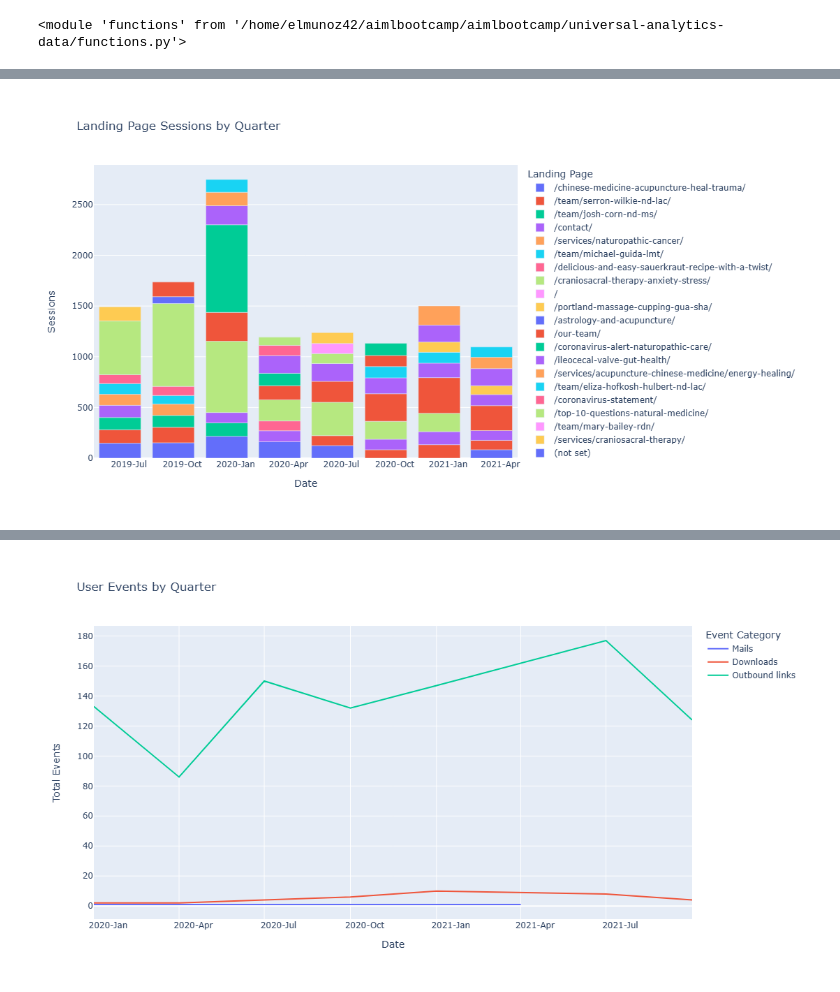
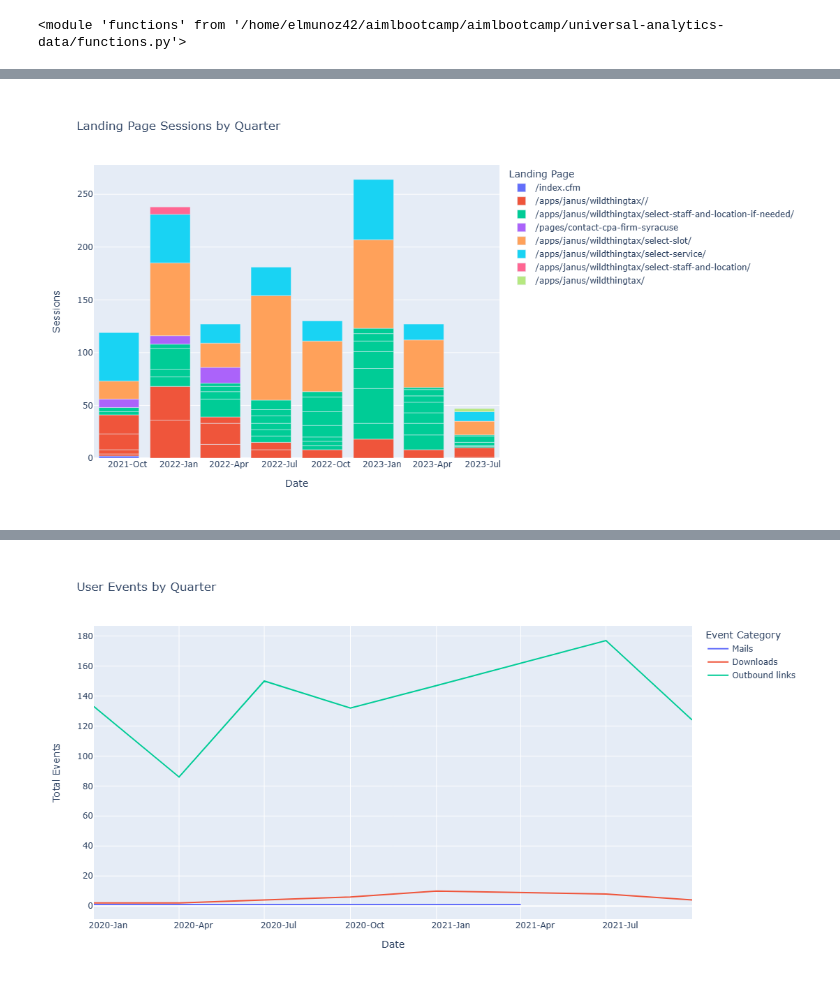
Before and after one commit to elmunoz42/universal-analytics-jupyter-notebook, a Jupyter notebook: UA-data-consolidation-and-analysis.ipynb, the cells around one changed output, grey strips where cells are left out. Saved outputs shown, nothing was run; the diff lists cells and outputs as text; code cells hidden in the pictures.

```diff
--- a/UA-data-consolidation-and-analysis.ipynb
+++ b/UA-data-consolidation-and-analysis.ipynb
@@ -195,36 +209,39 @@ Quarter                                                         object
 dtype: object
 # %%
 # Read the CSV file
-df = pd.read_csv('output/hsh/Landing Pages/consolidated-landing-pages.csv')
+df = pd.read_csv('output/wtt/Landing Pages/consolidated-landing-pages.csv')
 
-# # Now, let's create the Date column
+# Remove query parameters from URLS:
+df['Landing Page'] = df['Landing Page'].apply(lambda x: x.split('?')[0] if isinstance(x, str) and '?' in x else x)
+
+# Now, let's create the Date column
 df['Date'] = pd.to_datetime(df['Year'].astype(str) + '-' + df['Quarter'].apply(functions.quarter_to_month) + '-01')
 
 # Sort by date
 df = df.sort_values("Date")
 
 # Create Line Plot with No Total
 exclude_list = ["total"]
 fig = px.bar(df.query('`Landing Page` not in @exclude_list'), x='Date', y='Sessions', color='Landing Page', title='Landing Page Sessions by Quarter')
 
 # Update the layout
 fig.update_layout(
     autosize=False,
     width=1200,  # Width of the figure in pixels
     height=600  # Height of the figure in pixels
 )
 
 # Customize the x-axis to show both year and quarter
 fig.update_xaxes(
     dtick="M3",
     tickformat="%Y-%b",  # This will show Year-Month
     ticklabelmode="period"
 )
 
 fig.show()
-fig.write_html('output/hsh/hsh-landing-pages.html')
+fig.write_html('output/wtt/wtt-landing-pages.html')
 # %% [output]
-[figure, old version]
+[figure, new version]
 # %%
 # Usage
 try:
```
Also changed, not shown: parts of 9 cells of this notebook, 1 other file.
